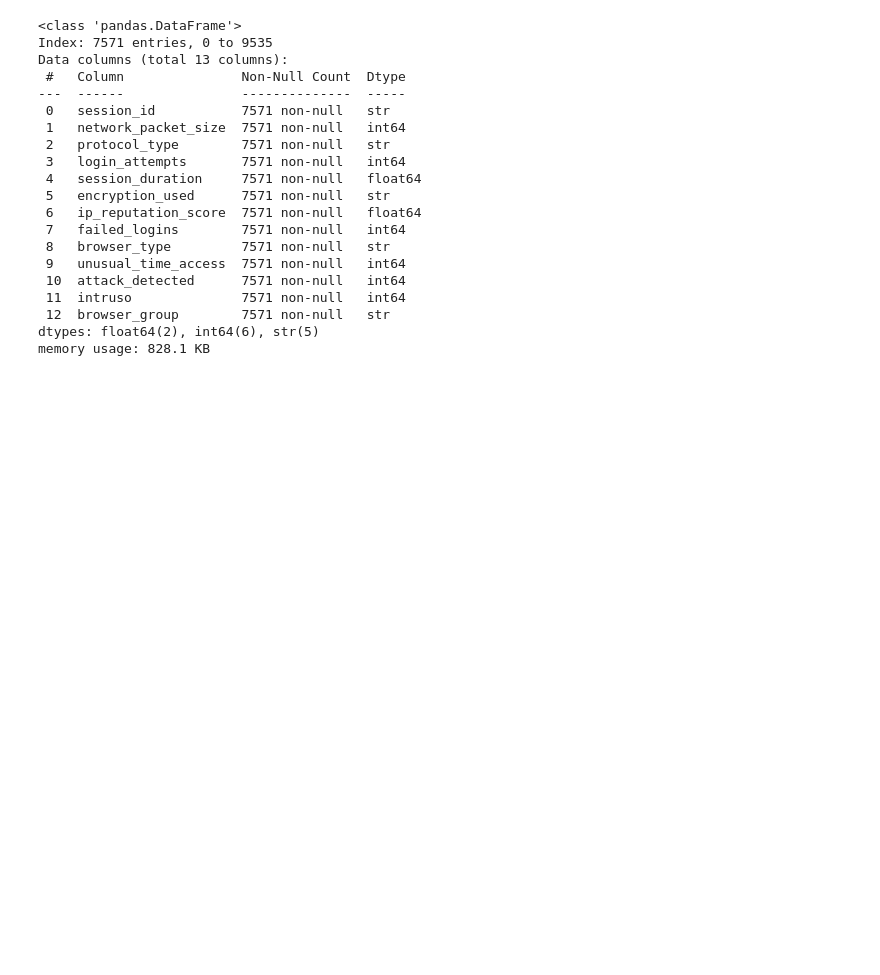
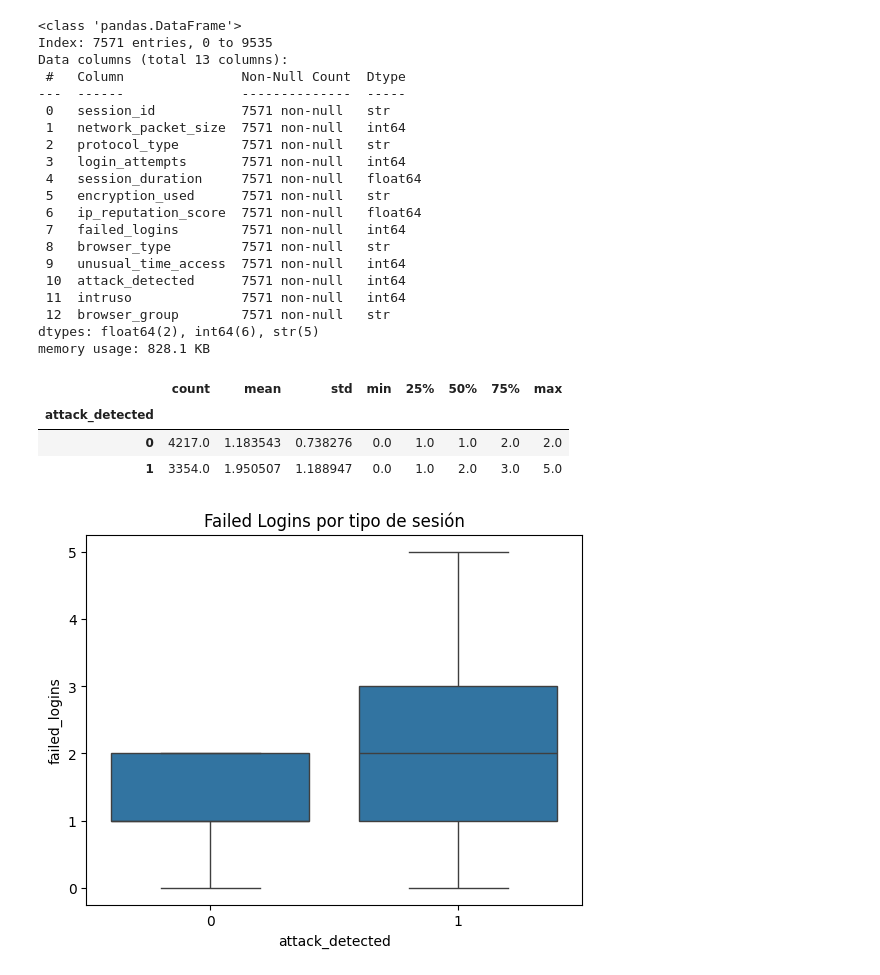
Before and after one commit to paularias652/Practica3Grupo5, a Jupyter notebook: Deber3.ipynb, the cells around one changed output. Drawn from its saved outputs; the diff is of its cells as text; code cells hidden in the pictures; blank space fills up the shorter version.

```diff
--- a/Deber3.ipynb
+++ b/Deber3.ipynb
@@ -237,3 +237,19 @@ Data columns (total 13 columns):
  12  browser_group        7571 non-null   str
 dtypes: float64(2), int64(6), str(5)
 memory usage: 828.1 KB
+# %%
+dfo.groupby('attack_detected')['failed_logins'].describe()
+# %% [output]
+|  | count | mean | std | min | 25% | 50% | 75% | max |
+| attack_detected |  |  |  |  |  |  |  |  |
+| 0 | 4217.0 | 1.183543 | 0.738276 | 0.0 | 1.0 | 1.0 | 2.0 | 2.0 |
+| 1 | 3354.0 | 1.950507 | 1.188947 | 0.0 | 1.0 | 2.0 | 3.0 | 5.0 |
+# %%
+import seaborn as sns
+import matplotlib.pyplot as plt
+
+sns.boxplot(data=dfo, x='attack_detected', y='failed_logins')
+plt.title('Failed Logins por tipo de sesión')
+plt.show()
+# %% [output]
+[figure, added]
```
Also changed, not shown: parts of 2 cells of this notebook.
